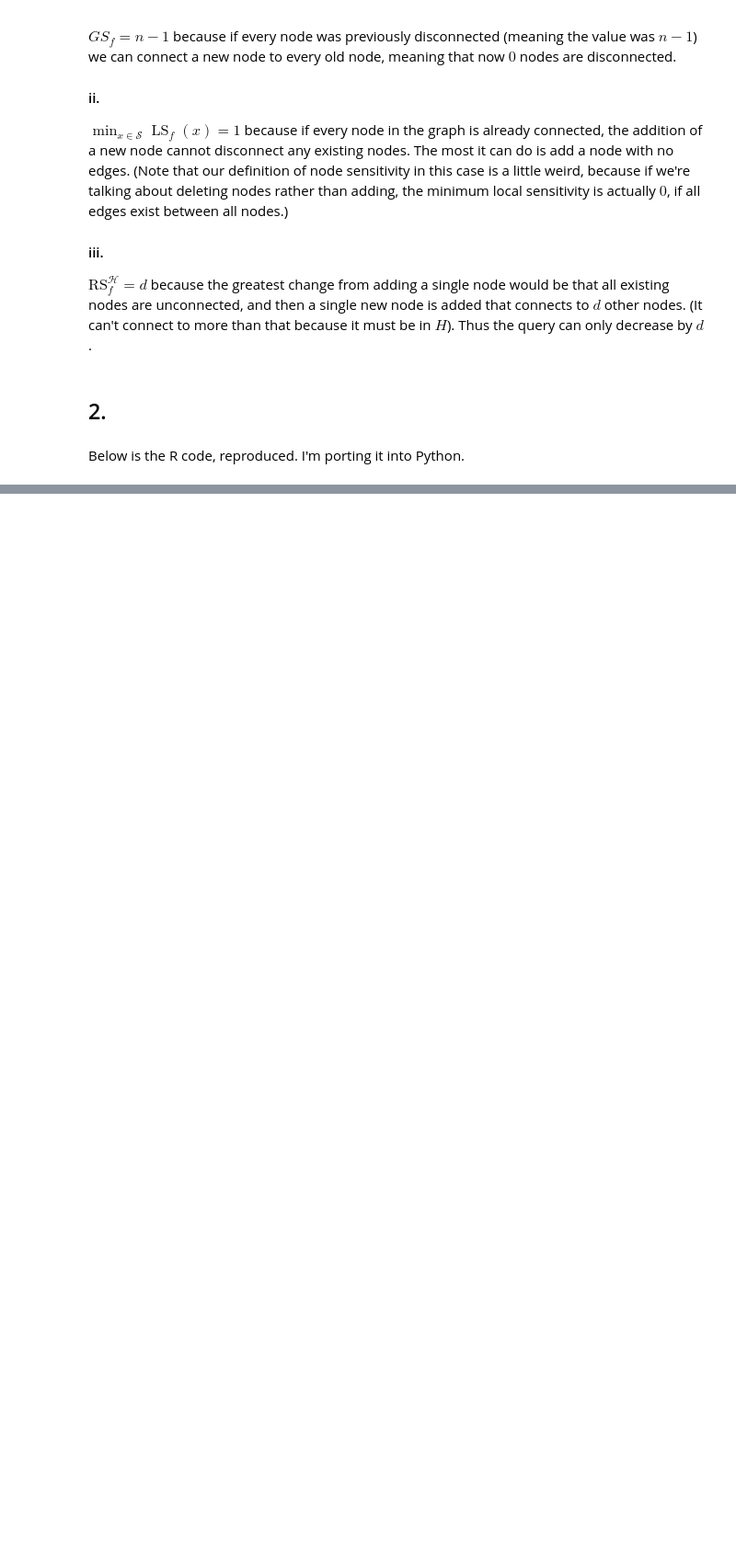
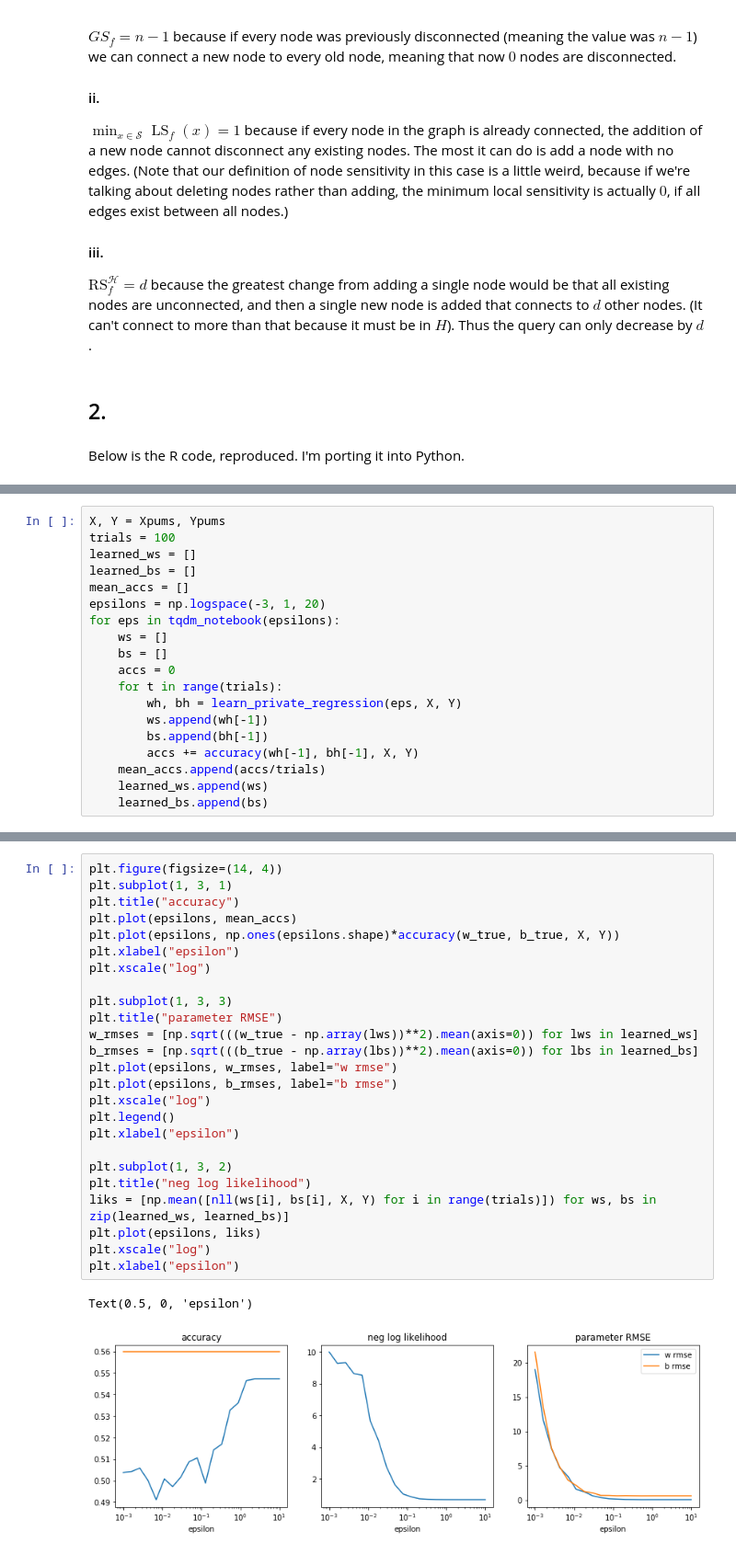
Before and after one commit to yo-shavit/cs208, a Jupyter notebook: homework/Homework 4b.ipynb, the cells around one changed output, grey strips where cells are left out. Shown at 92% size. Cells and saved outputs as stored; diff of their text form; blank space fills up the shorter version.

```diff
--- a/homework/Homework 4b.ipynb
+++ b/homework/Homework 4b.ipynb
@@ -296,0 +150,19 @@ dev.copy2pdf(file="./figs/dpSGD.pdf")
+# %%
+X, Y = Xpums, Ypums
+trials = 100
+learned_ws = []
+learned_bs = []
+mean_accs = []
+epsilons = np.logspace(-3, 1, 20)
+for eps in tqdm_notebook(epsilons):
+    ws = []
+    bs = []
+    accs = 0
+    for t in range(trials):
+        wh, bh = learn_private_regression(eps, X, Y)
+        ws.append(wh[-1])
+        bs.append(bh[-1])
+        accs += accuracy(wh[-1], bh[-1], X, Y)
+    mean_accs.append(accs/trials)
+    learned_ws.append(ws)
+    learned_bs.append(bs)
@@ -296,0 +171,28 @@ dev.copy2pdf(file="./figs/dpSGD.pdf")
+# %%
+plt.figure(figsize=(14, 4))
+plt.subplot(1, 3, 1)
+plt.title("accuracy")
+plt.plot(epsilons, mean_accs)
+plt.plot(epsilons, np.ones(epsilons.shape)*accuracy(w_true, b_true, X, Y))
+plt.xlabel("epsilon")
+plt.xscale("log")
+
+plt.subplot(1, 3, 3)
+plt.title("parameter RMSE")
+w_rmses = [np.sqrt(((w_true - np.array(lws))**2).mean(axis=0)) for lws in learned_ws]
+b_rmses = [np.sqrt(((b_true - np.array(lbs))**2).mean(axis=0)) for lbs in learned_bs]
+plt.plot(epsilons, w_rmses, label="w rmse")
+plt.plot(epsilons, b_rmses, label="b rmse")
+plt.xscale("log")
+plt.legend()
+plt.xlabel("epsilon")
+
+plt.subplot(1, 3, 2)
+plt.title("neg log likelihood")
+liks = [np.mean([nll(ws[i], bs[i], X, Y) for i in range(trials)]) for ws, bs in zip(learned_ws, learned_bs)]
+plt.plot(epsilons, liks)
+plt.xscale("log")
+plt.xlabel("epsilon")
+# %% [output]
+Text(0.5, 0, 'epsilon')
+[figure, added]
```
Also changed, not shown: parts of 14 cells of this notebook, 1 other file.
